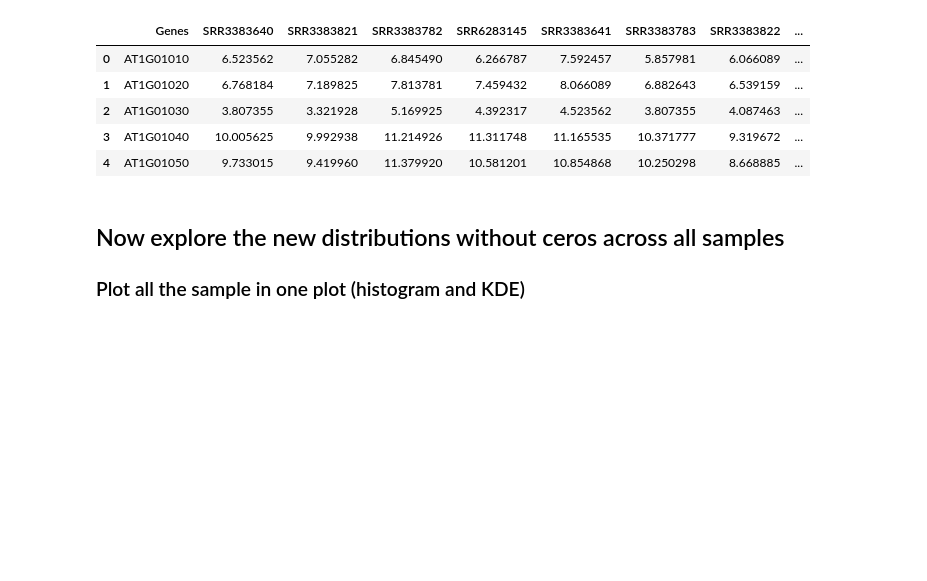
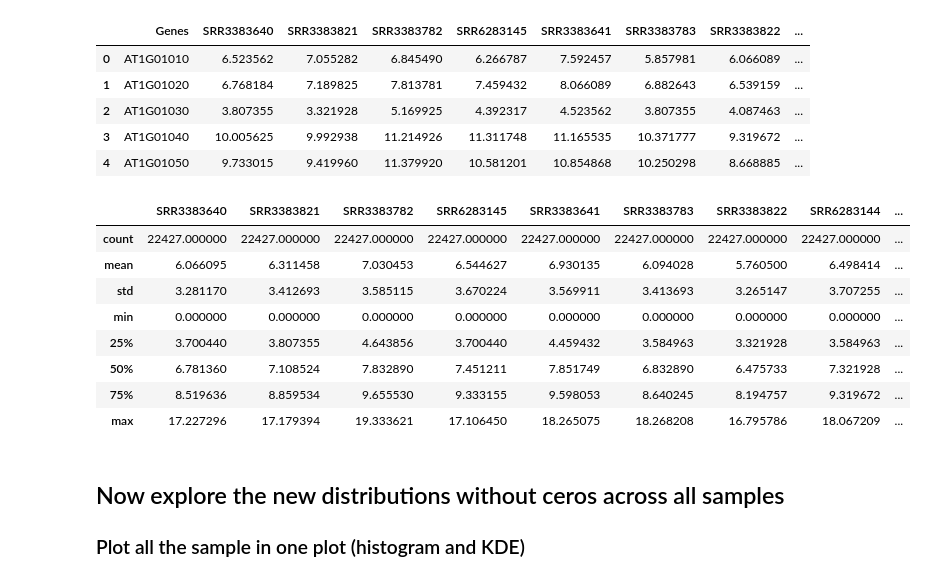
Before and after one commit to cyntsc/meta-xtrome-analysis, a Jupyter notebook: notebooks/3_merge_dataframes_ctrl.ipynb, the cells around one changed output. Saved outputs shown, nothing was run; the diff lists cells and outputs as text; code cells hidden in the pictures; blank space fills up the shorter version.

```diff
--- a/notebooks/3_merge_dataframes_ctrl.ipynb
+++ b/notebooks/3_merge_dataframes_ctrl.ipynb
@@ -341,6 +353,18 @@ df1.head()
 | 2 | AT1G01030 | 3.807355 | 3.321928 | 5.169925 | 4.392317 | 4.523562 | 3.807355 | 4.087463 | ... |
 | 3 | AT1G01040 | 10.005625 | 9.992938 | 11.214926 | 11.311748 | 11.165535 | 10.371777 | 9.319672 | ... |
 | 4 | AT1G01050 | 9.733015 | 9.419960 | 11.379920 | 10.581201 | 10.854868 | 10.250298 | 8.668885 | ... |
+# %%
+df1.describe()
+# %% [output]
+|  | SRR3383640 | SRR3383821 | SRR3383782 | SRR6283145 | SRR3383641 | SRR3383783 | SRR3383822 | SRR6283144 | ... |
+| count | 22427.000000 | 22427.000000 | 22427.000000 | 22427.000000 | 22427.000000 | 22427.000000 | 22427.000000 | 22427.000000 | ... |
+| mean | 6.066095 | 6.311458 | 7.030453 | 6.544627 | 6.930135 | 6.094028 | 5.760500 | 6.498414 | ... |
+| std | 3.281170 | 3.412693 | 3.585115 | 3.670224 | 3.569911 | 3.413693 | 3.265147 | 3.707255 | ... |
+| min | 0.000000 | 0.000000 | 0.000000 | 0.000000 | 0.000000 | 0.000000 | 0.000000 | 0.000000 | ... |
+| 25% | 3.700440 | 3.807355 | 4.643856 | 3.700440 | 4.459432 | 3.584963 | 3.321928 | 3.584963 | ... |
+| 50% | 6.781360 | 7.108524 | 7.832890 | 7.451211 | 7.851749 | 6.832890 | 6.475733 | 7.321928 | ... |
+| 75% | 8.519636 | 8.859534 | 9.655530 | 9.333155 | 9.598053 | 8.640245 | 8.194757 | 9.319672 | ... |
+| max | 17.227296 | 17.179394 | 19.333621 | 17.106450 | 18.265075 | 18.268208 | 16.795786 | 18.067209 | ... |
 # %%
 ## Create a new file with ID genes with 8 ceros across all samples (100%) removed
 #df1.to_csv('all_log2_dropped12ceros.csv', sep='\t', index=True)
```
Also changed, not shown: parts of 6 cells of this notebook, 7 other files.
